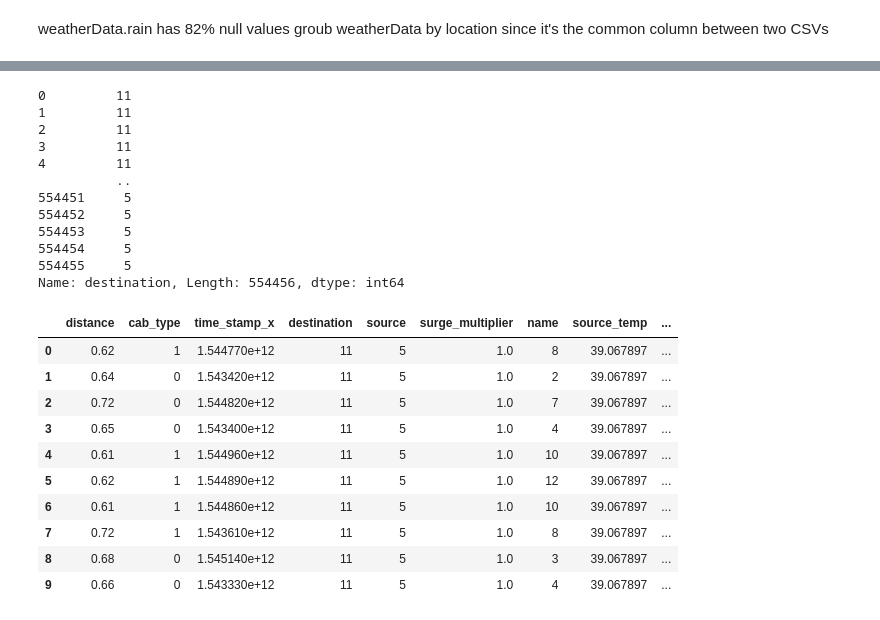
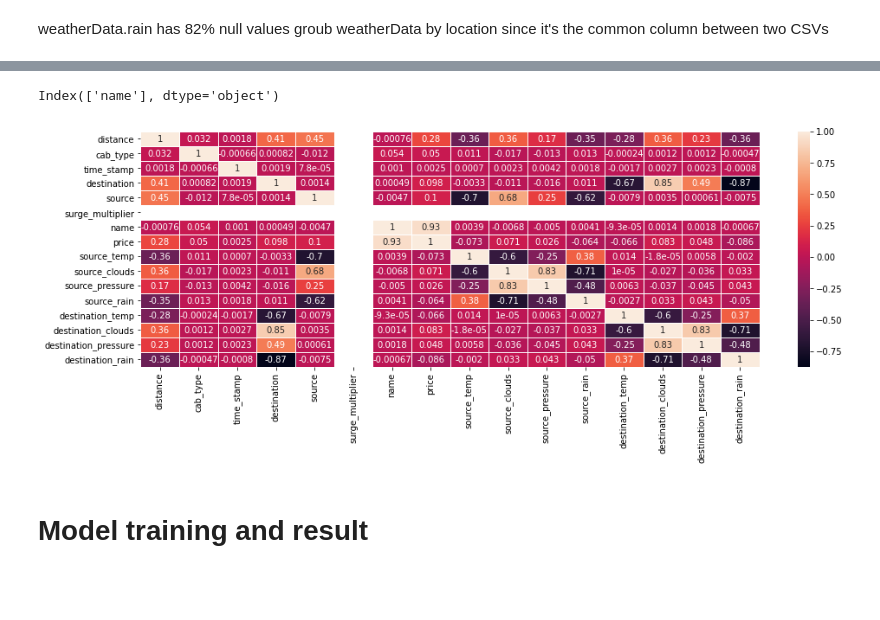
Before and after one commit to aymanred121/taxi-price-prediction, a Jupyter notebook: taxi/main.ipynb, the cells around one changed output, grey strips where cells are left out. Drawn from its saved outputs; the diff is of its cells as text; code cells hidden in the pictures; blank space fills up the shorter version.

Commit message:
first model with MSE of 2.5

```diff
--- a/taxi/main.ipynb
+++ b/taxi/main.ipynb
@@ -56,0 +128,5 @@ data = taxiRidersData.merge(sourceWeather,on='source').merge(destinationWeather,
+# %%
+cor_matrix = data.corr().abs()
+upper_tri = cor_matrix.where(np.triu(np.ones(cor_matrix.shape),k=1).astype(bool))
+to_drop = [column for column in upper_tri.columns if any(upper_tri[column] > 0.92)]
+data = data.drop(to_drop, axis=1)
@@ -56,0 +135,19 @@ data = taxiRidersData.merge(sourceWeather,on='source').merge(destinationWeather,
+# %%
+def Remove_Outlier_Indices(df):
+    Q1 = df.quantile(0.25)
+    Q3 = df.quantile(0.75)
+    IQR = Q3 - Q1
+    trueList = ~((df < (Q1 - 1.5 * IQR)) |(df > (Q3 + 1.5 * IQR)))
+    return trueList
+# %%
+cols = ['distance',
+'source_clouds',
+'source_temp',
+'source_pressure',
+'source_rain',
+'destination_clouds',
+'destination_temp',
+'destination_pressure',
+'destination_rain'
+]
+data = data[Remove_Outlier_Indices(data).all(1)]
@@ -57 +158,6 @@ data = taxiRidersData.merge(sourceWeather,on='source').merge(destinationWeather,
+# %%
+data.name = data.name.map(data.groupby('name')['price'].mean())
+data.source = data.source.map(data.groupby('source')['price'].mean())
+data.destination = data.destination.map(data.groupby('destination')['price'].mean())
+data.cab_type = data.cab_type.map(data.groupby('cab_type')['price'].mean())
 # %%
@@ -107,31 +166,14 @@ X.cab_type.replace(di,inplace=True)
-# %%
-X = Feature_Encoder(X,["destination","source","name"])
-X.destination
-# %% [output]
-0         11
-1         11
-2         11
-3         11
-4         11
-          ..
-554451     5
-554452     5
-554453     5
-554454     5
-554455     5
-Name: destination, Length: 554456, dtype: int64
-# %%
-X.head(10)
-# %% [output]
-|  | distance | cab_type | time_stamp_x | destination | source | surge_multiplier | name | source_temp | ... |
-| 0 | 0.62 | 1 | 1.544770e+12 | 11 | 5 | 1.0 | 8 | 39.067897 | ... |
-| 1 | 0.64 | 0 | 1.543420e+12 | 11 | 5 | 1.0 | 2 | 39.067897 | ... |
-| 2 | 0.72 | 0 | 1.544820e+12 | 11 | 5 | 1.0 | 7 | 39.067897 | ... |
-| 3 | 0.65 | 0 | 1.543400e+12 | 11 | 5 | 1.0 | 4 | 39.067897 | ... |
-| 4 | 0.61 | 1 | 1.544960e+12 | 11 | 5 | 1.0 | 10 | 39.067897 | ... |
-| 5 | 0.62 | 1 | 1.544890e+12 | 11 | 5 | 1.0 | 12 | 39.067897 | ... |
-| 6 | 0.61 | 1 | 1.544860e+12 | 11 | 5 | 1.0 | 10 | 39.067897 | ... |
-| 7 | 0.72 | 1 | 1.543610e+12 | 11 | 5 | 1.0 | 8 | 39.067897 | ... |
-| 8 | 0.68 | 0 | 1.545140e+12 | 11 | 5 | 1.0 | 3 | 39.067897 | ... |
-| 9 | 0.66 | 0 | 1.543330e+12 | 11 | 5 | 1.0 | 4 | 39.067897 | ... |
+# %%
+corr = data.corr()
+plt.figure(figsize=(16, 5))
+dataplot = sns.heatmap(data.corr(), annot=True, linewidths=1)
+top_feature = corr.index[abs(corr['price']) > 0.6]
+top_feature = top_feature.drop("price")
+#X = X[top_feature]
+print(top_feature)
+# %% [output]
+Index(['name'], dtype='object')
+[figure, added]
+# %% [markdown]
+# Model training and result
 # %%
```
Also changed, not shown: parts of 25 cells of this notebook, 1 other file.
